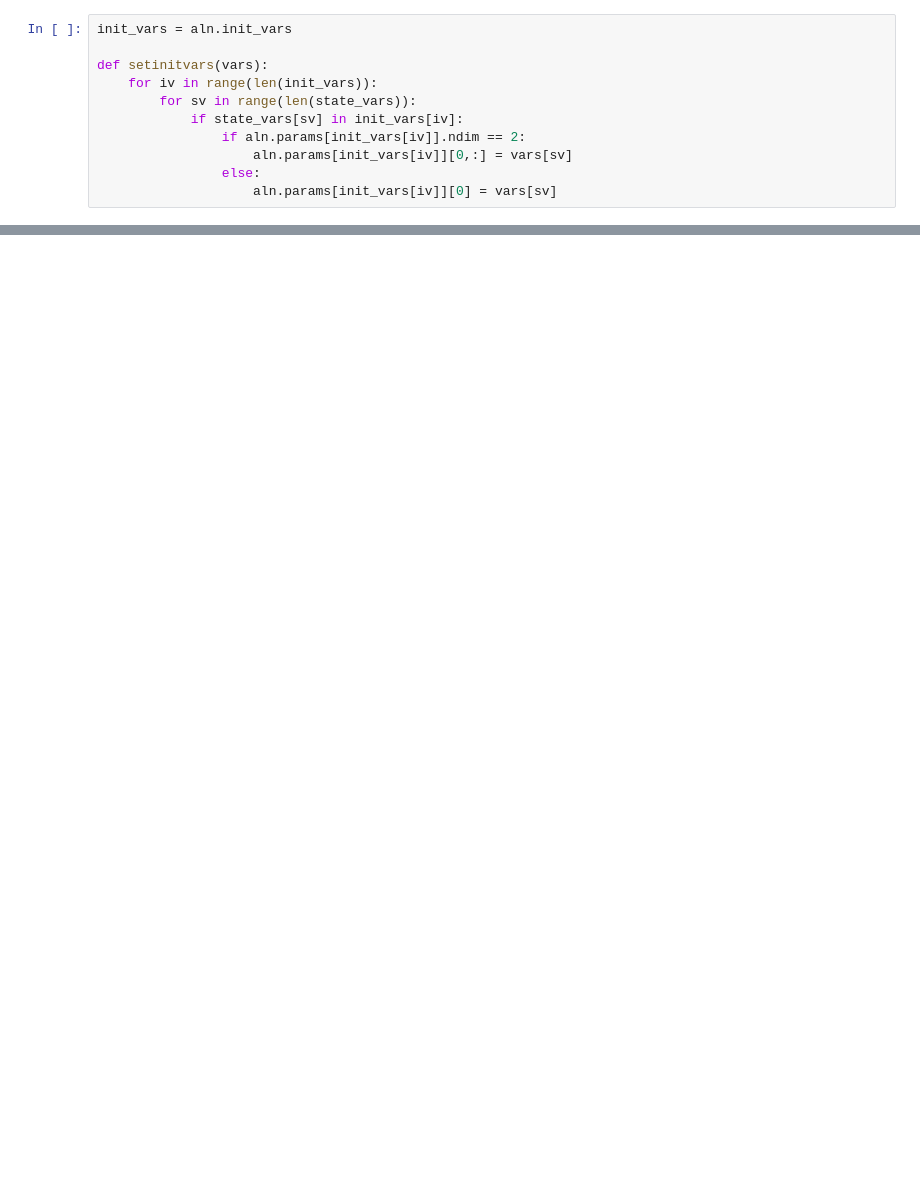
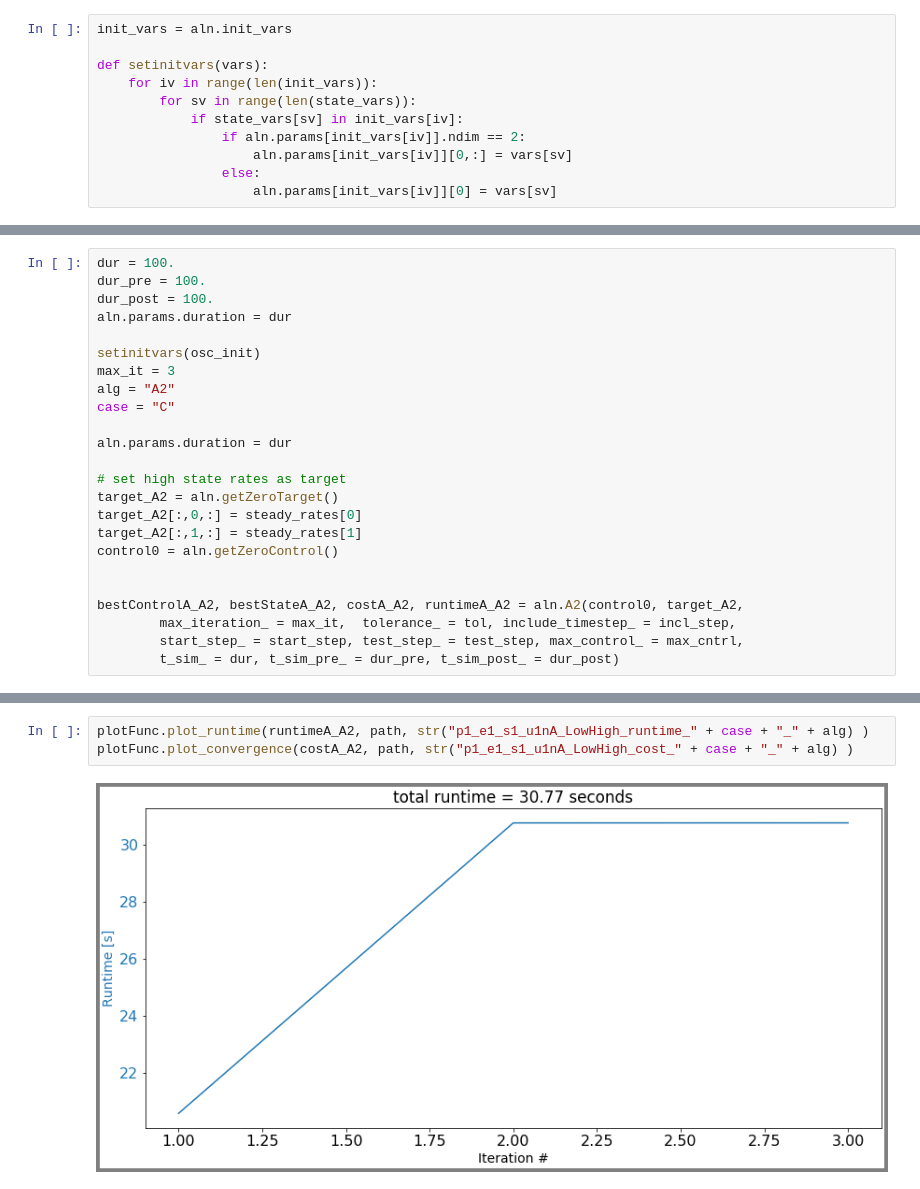
Before and after one commit to lenasal/neurolib, a Jupyter notebook: aln_control_20_11_12/Osc_High_state_switch/oscH.ipynb, the cells around one changed output, grey strips where cells are left out. Saved outputs shown, nothing was run; the diff lists cells and outputs as text; blank space fills up the shorter version.

```diff
--- a/aln_control_20_11_12/Osc_High_state_switch/oscH.ipynb
+++ b/aln_control_20_11_12/Osc_High_state_switch/oscH.ipynb
@@ -195,0 +175,24 @@ plotFunc.plot_control(aln, bestControlA, dur, dur_pre, dur_post, osc_init, targe
+# %%
+dur = 100.
+dur_pre = 100.
+dur_post = 100.
+aln.params.duration = dur
+
+setinitvars(osc_init)
+max_it = 3
+alg = "A2"
+case = "C"
+
+aln.params.duration = dur
+
+# set high state rates as target
+target_A2 = aln.getZeroTarget()
+target_A2[:,0,:] = steady_rates[0]
+target_A2[:,1,:] = steady_rates[1]
+control0 = aln.getZeroControl()
+
+
+bestControlA_A2, bestStateA_A2, costA_A2, runtimeA_A2 = aln.A2(control0, target_A2,
+        max_iteration_ = max_it,  tolerance_ = tol, include_timestep_ = incl_step,
+        start_step_ = start_step, test_step_ = test_step, max_control_ = max_cntrl,
+        t_sim_ = dur, t_sim_pre_ = dur_pre, t_sim_post_ = dur_post)
@@ -195,0 +209,5 @@ plotFunc.plot_control(aln, bestControlA, dur, dur_pre, dur_post, osc_init, targe
+# %%
+plotFunc.plot_runtime(runtimeA_A2, path, str("p1_e1_s1_u1nA_LowHigh_runtime_" + case + "_" + alg) )
+plotFunc.plot_convergence(costA_A2, path, str("p1_e1_s1_u1nA_LowHigh_cost_" + case + "_" + alg) )
+# %% [output]
+[figure, added]
```
Also changed, not shown: parts of 11 cells of this notebook, 9 other files.
